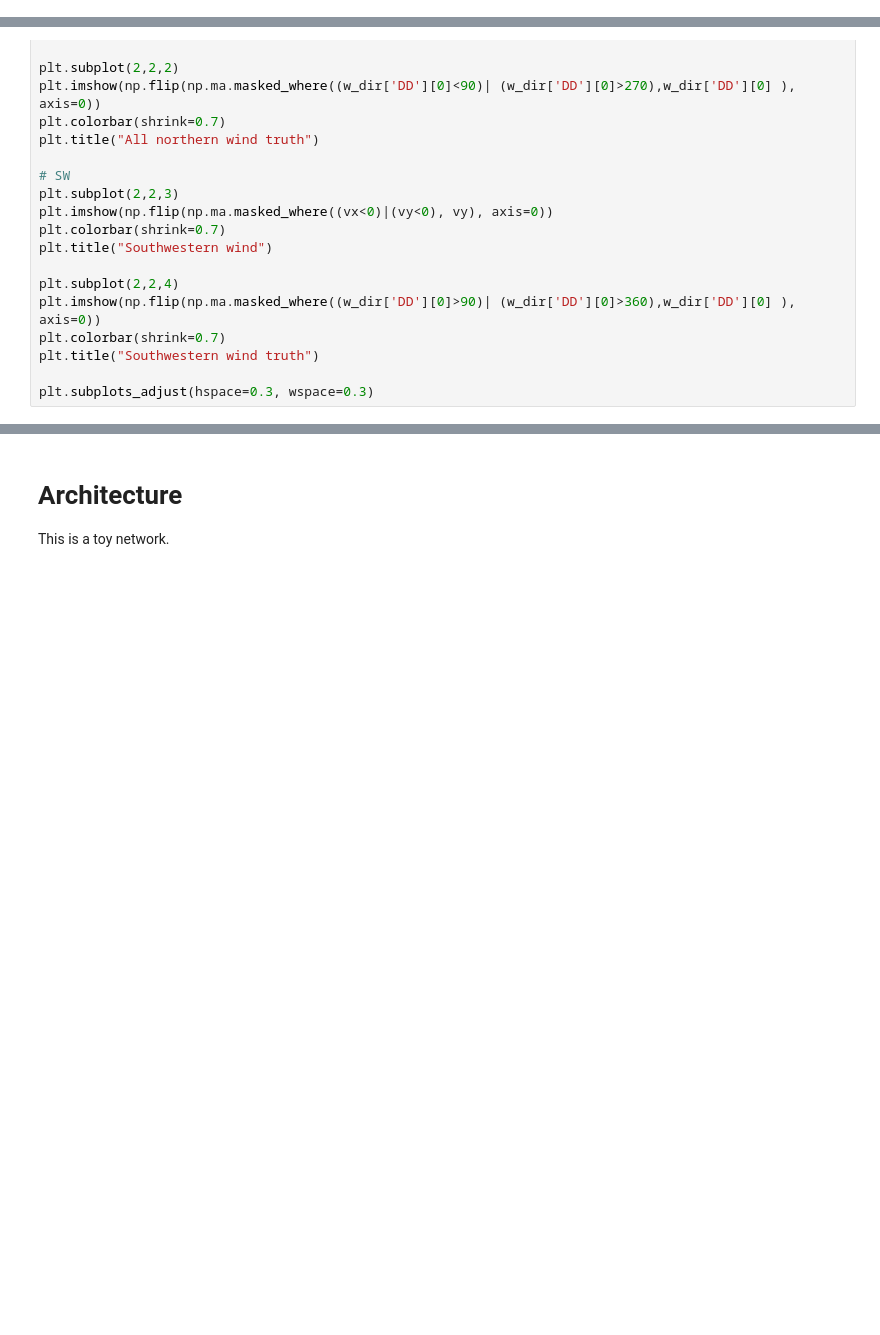
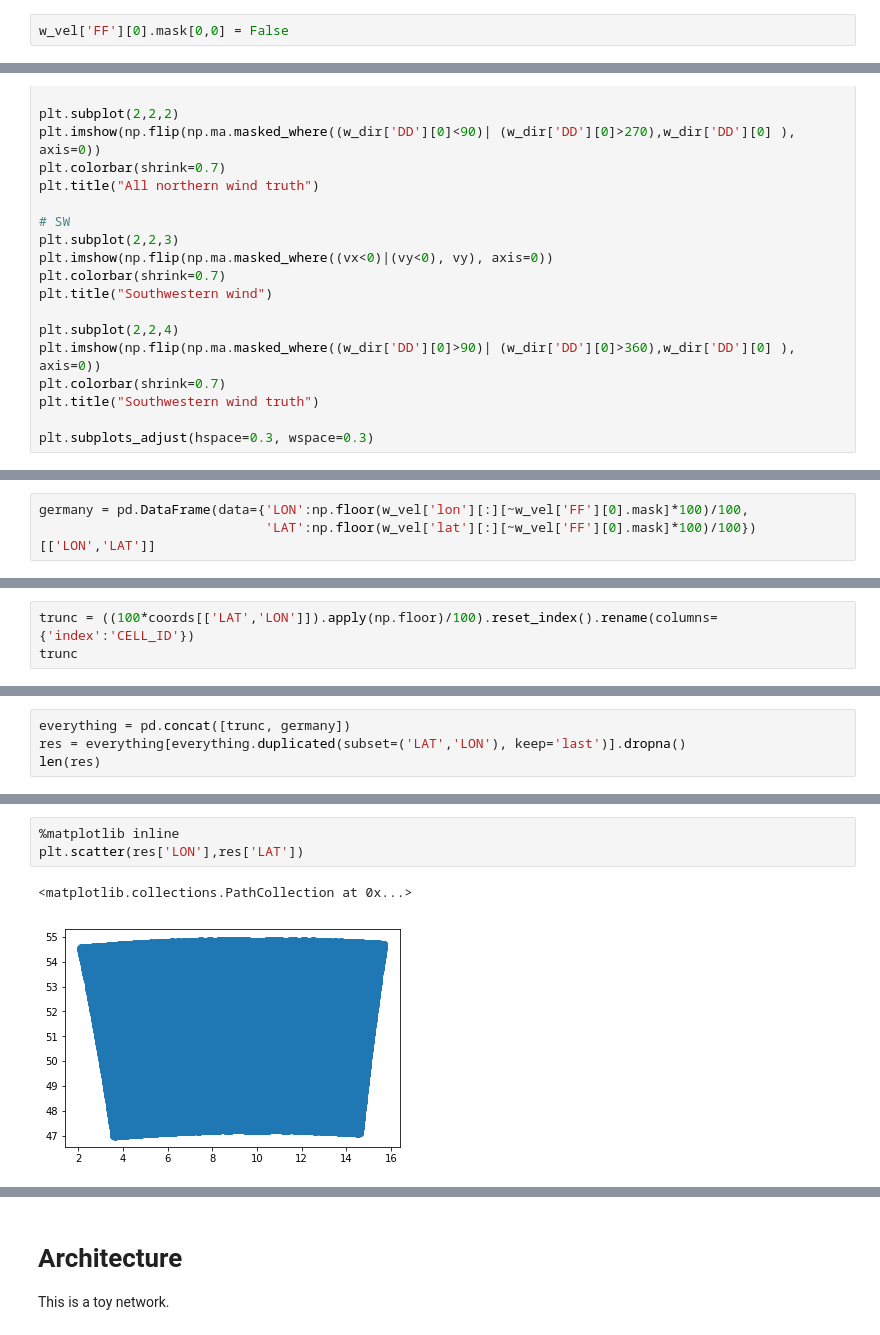
Before and after one commit to pkicsiny/ADL4CV_project, a Jupyter notebook: Project.ipynb, the cells around one changed output, grey strips where cells are left out. Cells and saved outputs as stored; diff of their text form; blank space fills up the shorter version.

```diff
--- a/Project.ipynb
+++ b/Project.ipynb
@@ -131,3 +144,5 @@ w_vel = Dataset(sys.path[0]+'/wind_speed/FF_201008_CF.nc')  # velocity
 w_vel.variables.keys()
 # %% [output]
 odict_keys(['Lambert_Conformal', 'X', 'Y', 'lon', 'lat', 'time', 'datum', 'FF'])
+# %%
+w_vel['FF'][0].mask[0,0] = False
@@ -164,0 +192,3 @@ plt.subplots_adjust(hspace=0.3, wspace=0.3)
+# %%
+germany = pd.DataFrame(data={'LON':np.floor(w_vel['lon'][:][~w_vel['FF'][0].mask]*100)/100,
+                             'LAT':np.floor(w_vel['lat'][:][~w_vel['FF'][0].mask]*100)/100})[['LON','LAT']]
@@ -164,0 +217,3 @@ plt.subplots_adjust(hspace=0.3, wspace=0.3)
+# %%
+trunc = ((100*coords[['LAT','LON']]).apply(np.floor)/100).reset_index().rename(columns={'index':'CELL_ID'})
+trunc
@@ -164,0 +239,4 @@ plt.subplots_adjust(hspace=0.3, wspace=0.3)
+# %%
+everything = pd.concat([trunc, germany])
+res = everything[everything.duplicated(subset=('LAT','LON'), keep='last')].dropna()
+len(res)
@@ -164,0 +285,6 @@ plt.subplots_adjust(hspace=0.3, wspace=0.3)
+# %%
+%matplotlib inline
+plt.scatter(res['LON'],res['LAT'])
+# %% [output]
+<matplotlib.collections.PathCollection at 0x...>
+[figure, added]
```
Also changed, not shown: parts of 18 cells of this notebook.
